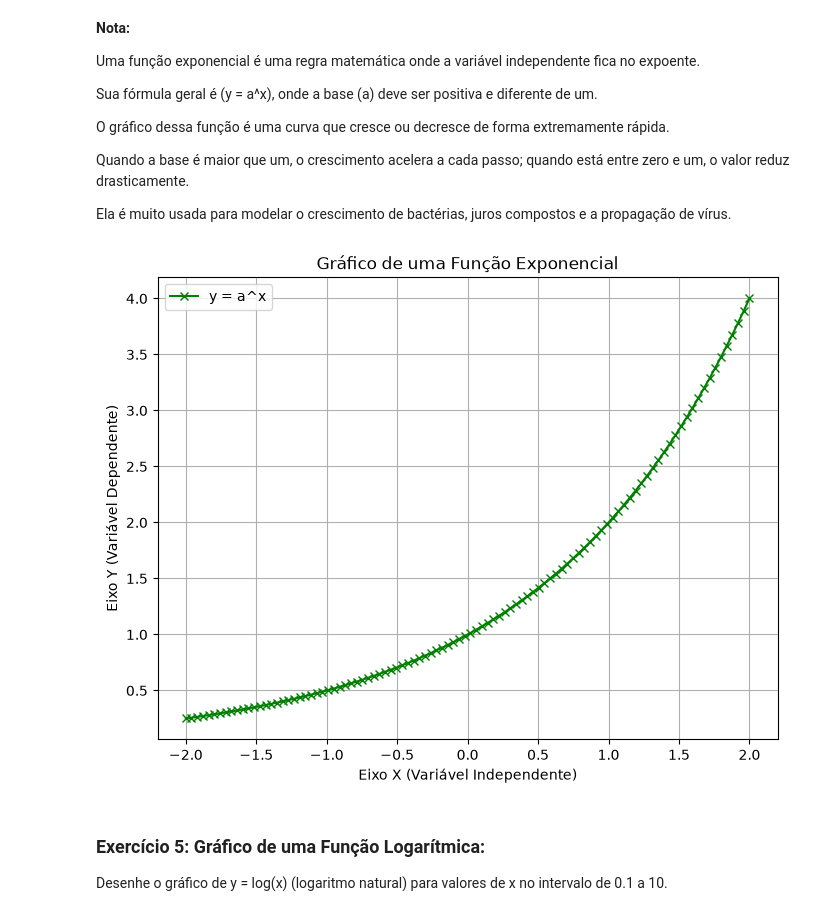
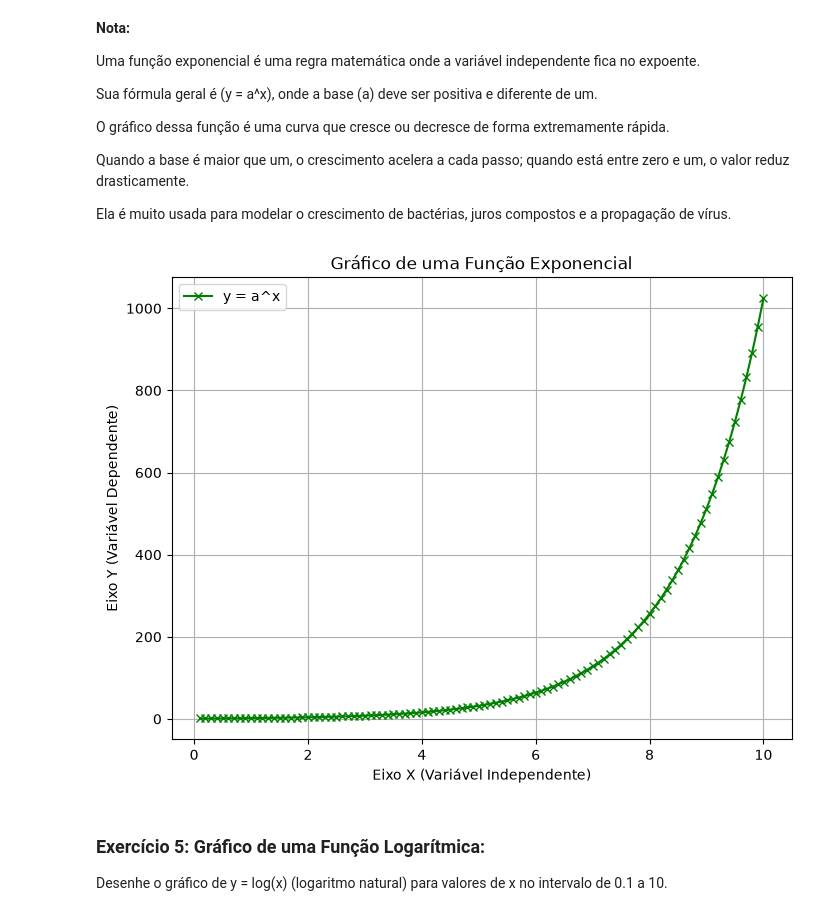
Before and after one commit to marcusvbrangel/math-statistics-for-data-science, a Jupyter notebook: chapters/04-chapter/Exercicio2.ipynb, the cells around one changed output. Cells and saved outputs as stored; diff of their text form; code cells hidden in the pictures.

```diff
--- a/chapters/04-chapter/Exercicio2.ipynb
+++ b/chapters/04-chapter/Exercicio2.ipynb
@@ -154,20 +154,20 @@ Ela é muito usada para modelar o crescimento de bactérias, juros compostos e a
 # %%
 def calcular_funcao_exponencial(x):
     return 2**x
 
-valores_x = np.linspace(-2, 2, 100)
+valores_x = np.linspace(0.1, 10, 100)
 valores_y = [calcular_funcao_exponencial(valor_x) for valor_x in valores_x]
 
 plt.figure(figsize=(8, 6)) # largura e altura em polegadas
 plt.plot(valores_x, valores_y, label="y = a^x", color="green", marker="x")
 plt.title("Gráfico de uma Função Exponencial")
 plt.xlabel("Eixo X (Variável Independente)")
 plt.ylabel("Eixo Y (Variável Dependente)")
 plt.legend()
 plt.grid(True)
 plt.show()
 # %% [output]
-[figure, old version]
+[figure, new version]
 # %% [markdown]
 ### Exercício 5: Gráfico de uma Função Logarítmica:
 
```
Also changed, not shown: parts of 2 cells of this notebook.
